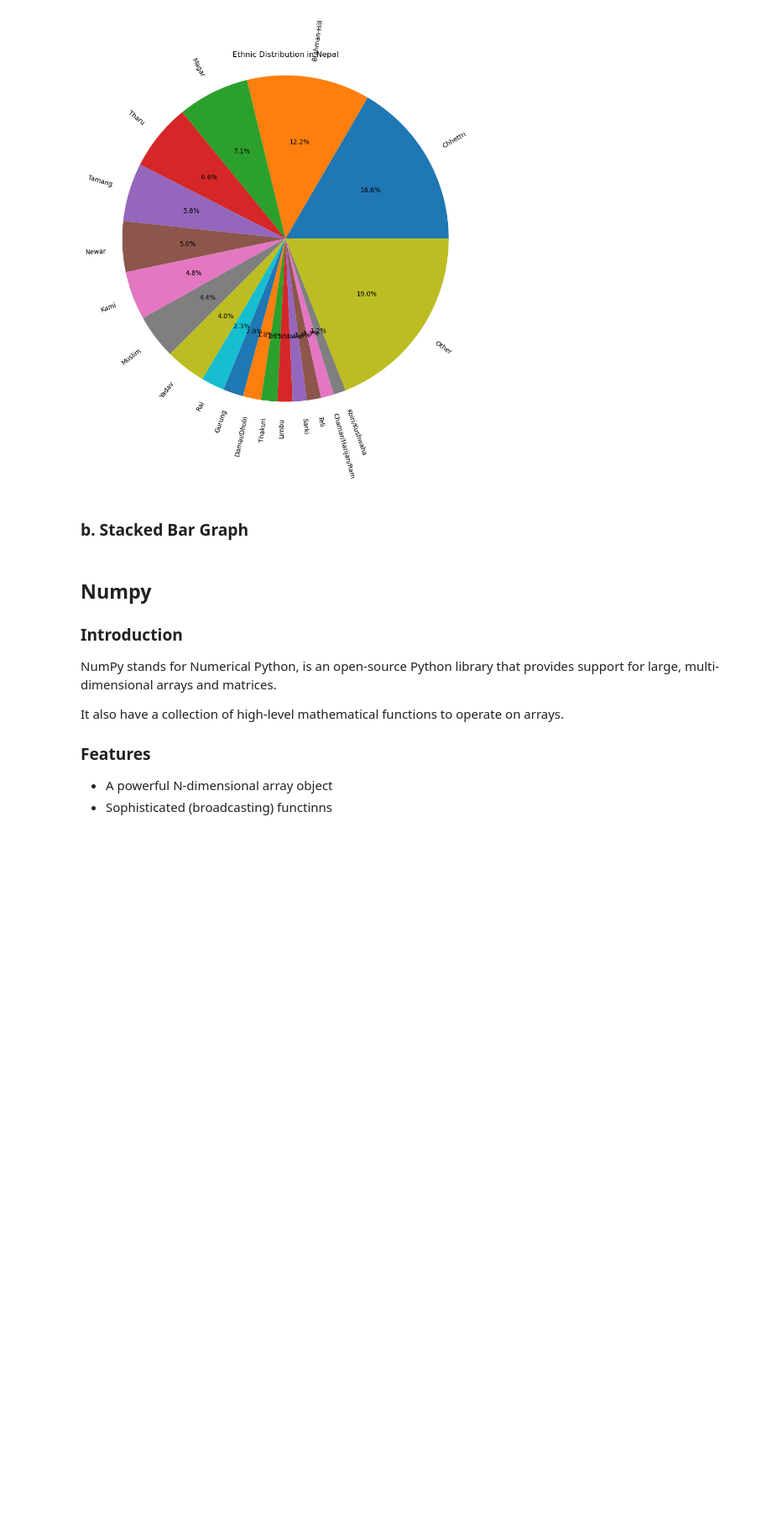
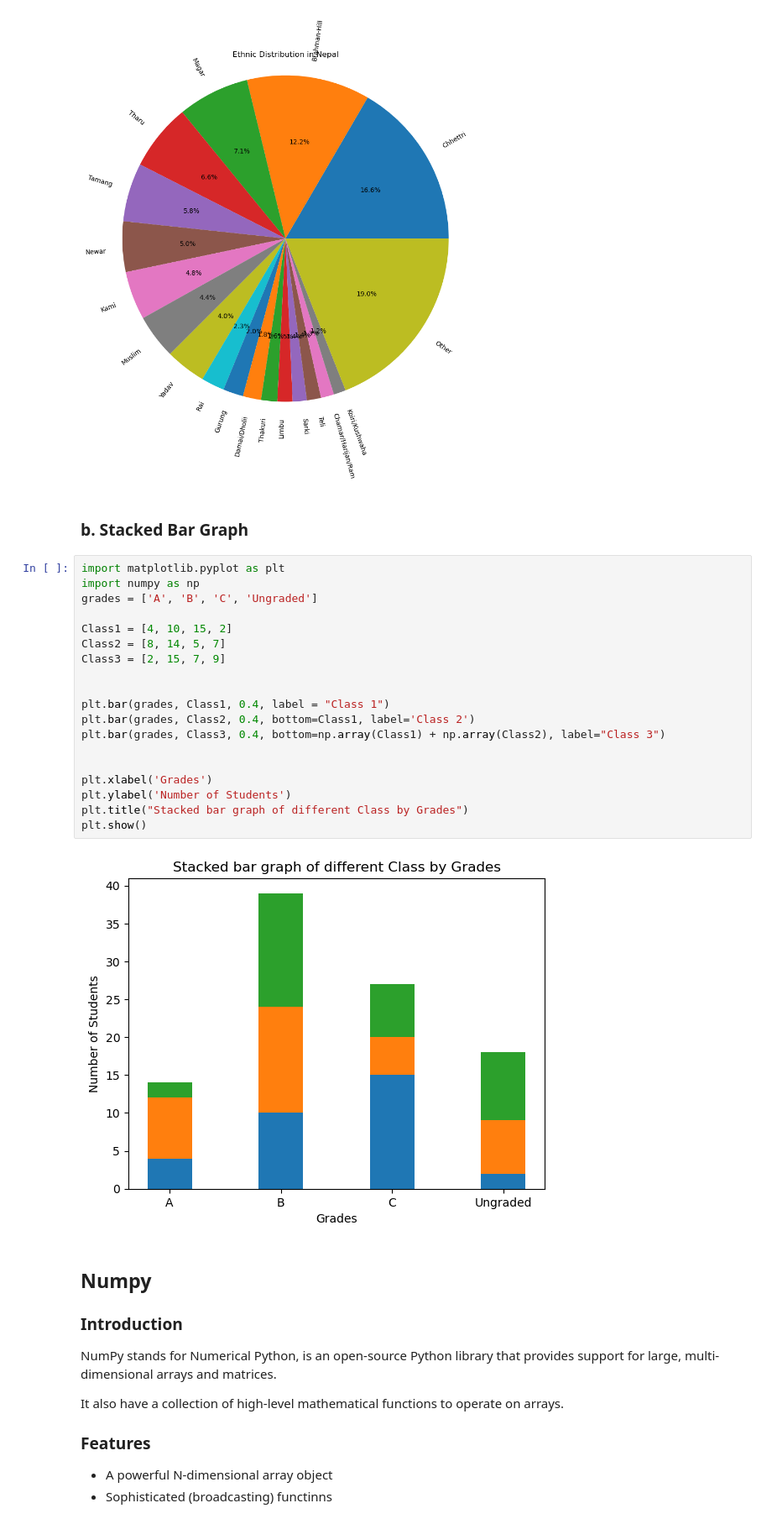
Before and after one commit to rizashrestha1/python-prg, a Jupyter notebook: Week4.ipynb, the cells around one changed output. Shown at 84% size. Drawn from its saved outputs; the diff is of its cells as text; blank space fills up the shorter version.

```diff
--- a/Week4.ipynb
+++ b/Week4.ipynb
@@ -901,6 +940,27 @@ plt.show()
 [figure]
 # %% [markdown]
 ### b. Stacked Bar Graph
+# %%
+import matplotlib.pyplot as plt
+import numpy as np
+grades = ['A', 'B', 'C', 'Ungraded']
+
+Class1 = [4, 10, 15, 2]
+Class2 = [8, 14, 5, 7]
+Class3 = [2, 15, 7, 9]
+
+
+plt.bar(grades, Class1, 0.4, label = "Class 1")
+plt.bar(grades, Class2, 0.4, bottom=Class1, label='Class 2')
+plt.bar(grades, Class3, 0.4, bottom=np.array(Class1) + np.array(Class2), label="Class 3")
+
+
+plt.xlabel('Grades')
+plt.ylabel('Number of Students')
+plt.title("Stacked bar graph of different Class by Grades")
+plt.show()
+# %% [output]
+[figure, added]
 # %% [markdown]
 ## **Numpy**
 
```
Also changed, not shown: parts of 1 cell of this notebook, 2 other files.
